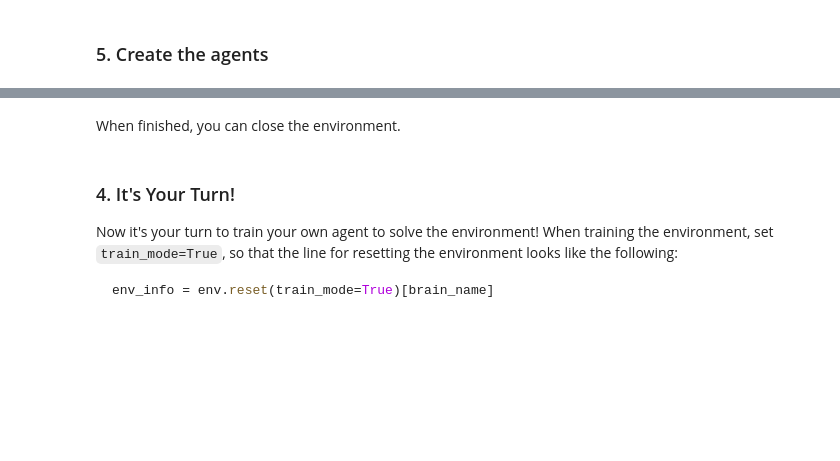
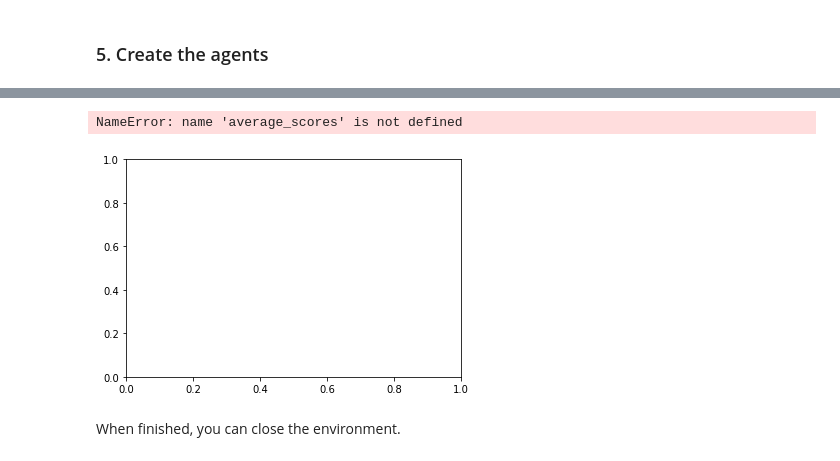
Before and after one commit to hafizur-rahman/deep-reinforcement-learning, a Jupyter notebook: p3_collab-compet/Tennis-solution.ipynb, the cells around one changed output, grey strips where cells are left out. Cells and saved outputs as stored; diff of their text form; code cells hidden in the pictures; blank space fills up the shorter version.

````diff
--- a/p3_collab-compet/Tennis-solution.ipynb
+++ b/p3_collab-compet/Tennis-solution.ipynb
@@ -192,11 +211,14 @@ Episode:   315, Average Score: 0.022
+# %%
+fig = plt.figure()
+ax = fig.add_subplot(111)
+plt.plot(np.arange(1, len(average_scores)+1), average_scores)
+plt.ylabel('Average Score')
+plt.xlabel('Episode #')
+plt.show()
+# %% [output]
+NameError: name 'average_scores' is not defined
+[figure, added]
 # %% [markdown]
 When finished, you can close the environment.
 # %%
 env.close()
-# %% [markdown]
-### 4. It's Your Turn!
-
-Now it's your turn to train your own agent to solve the environment!  When training the environment, set `train_mode=True`, so that the line for resetting the environment looks like the following:
-```python
-env_info = env.reset(train_mode=True)[brain_name]
-```
````
Also changed, not shown: parts of 2 cells of this notebook, 2 other files.
